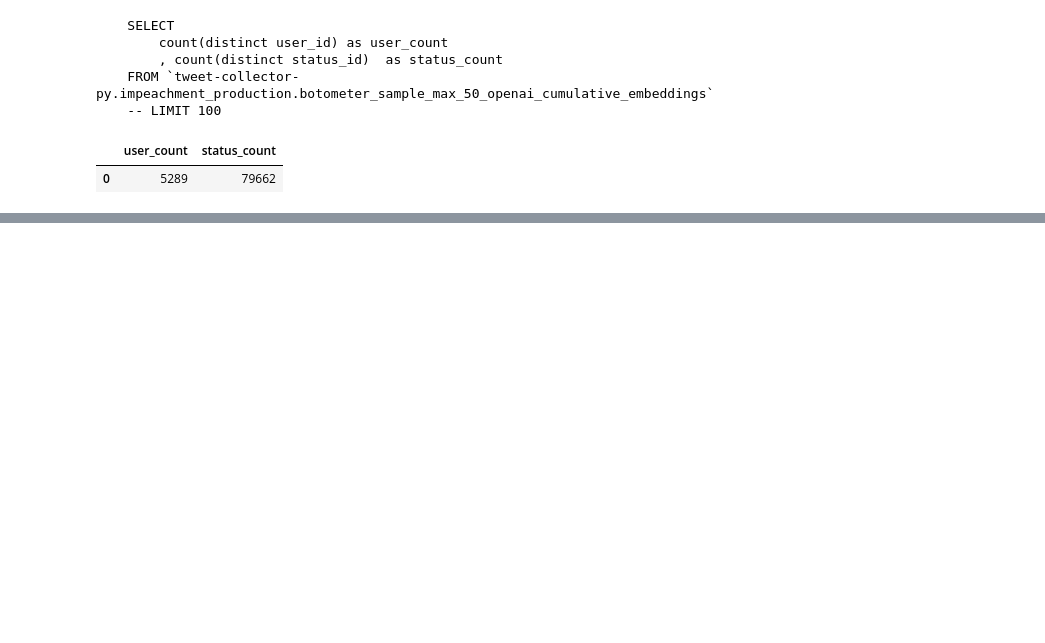
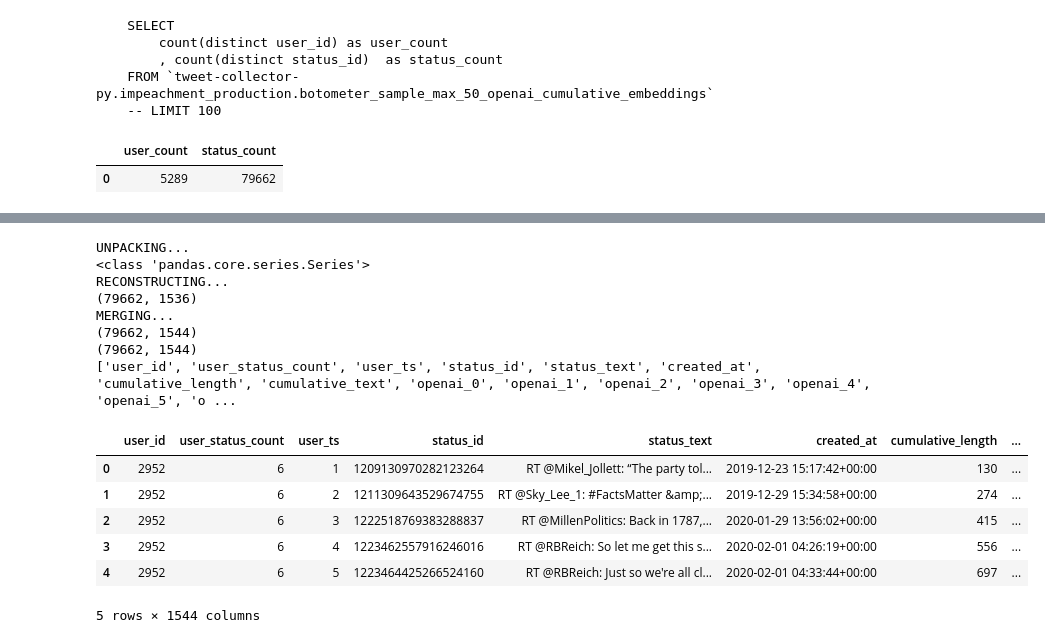
Before and after one commit to s2t2/openai-embeddings-2023, a Jupyter notebook: notebooks/openai_embeddings_v2/Embeddings_Drift_Fetching_Cumulative_Timeline_Embeddings_20240218.ipynb, the cells around one changed output, grey strips where cells are left out. Saved outputs shown, nothing was run; the diff lists cells and outputs as text; code cells hidden in the pictures; blank space fills up the shorter version.

```diff
--- a/notebooks/openai_embeddings_v2/Embeddings_Drift_Fetching_Cumulative_Timeline_Embeddings_20240218.ipynb
+++ b/notebooks/openai_embeddings_v2/Embeddings_Drift_Fetching_Cumulative_Timeline_Embeddings_20240218.ipynb
@@ -739,0 +771,59 @@ bq.query_to_df(sql)
+# %%
+import json
+from pandas import DataFrame
+
+
+def unpack(embeddings_str):
+    """Takes a string value containing an array of OpenAI embeddings,
+        and returns a list of floats.
+    """
+    if isinstance(embeddings_str, str):
+        return json.loads(embeddings_str)
+    else:
+        return embeddings_str
+
+
+def unpacked(df, col_prefix="openai"):
+    """Takes a dataframe witha single column of OpenAI embeddings,
+        and unpacks them into their own separate columns,
+        and returns a modified version of the original dataframe,
+        with the original embeddings column replaced by the new unpacked columns
+    """
+
+    print("UNPACKING...")
+    embeds = df["embeddings"].apply(unpack)
+    print(type(embeds))
+
+    print("RECONSTRUCTING...")
+    embeds = DataFrame(embeds.values.tolist())
+    embeds.columns = [f"{col_prefix}_{col}" for col in embeds.columns]
+    embeds.index = df.index
+    print(embeds.shape)
+    #embeds.head()
+
+    print("MERGING...")
+    df_unpacked = df.merge(embeds, left_index=True, right_index=True)
+    df_unpacked.drop(columns=["embeddings"], inplace=True)
+    print(df_unpacked.shape)
+    return df_unpacked
+# %%
+df_unpacked = unpacked(df_packed)
+print(df_unpacked.shape)
+print(df_unpacked.columns.tolist())
+df_unpacked.head()
+# %% [output]
+UNPACKING...
+<class 'pandas.core.series.Series'>
+RECONSTRUCTING...
+(79662, 1536)
+MERGING...
+(79662, 1544)
+(79662, 1544)
+['user_id', 'user_status_count', 'user_ts', 'status_id', 'status_text', 'created_at', 'cumulative_length', 'cumulative_text', 'openai_0', 'openai_1', 'openai_2', 'openai_3', 'openai_4', 'openai_5', 'o ...
+|  | user_id | user_status_count | user_ts | status_id | status_text | created_at | cumulative_length | ... |
+| 0 | 2952 | 6 | 1 | 1209130970282123264 | RT @Mikel_Jollett: “The party tol... | 2019-12-23 15:17:42+00:00 | 130 | ... |
+| 1 | 2952 | 6 | 2 | 1211309643529674755 | RT @Sky_Lee_1: #FactsMatter &amp;... | 2019-12-29 15:34:58+00:00 | 274 | ... |
+| 2 | 2952 | 6 | 3 | 1222518769383288837 | RT @MillenPolitics: Back in 1787,... | 2020-01-29 13:56:02+00:00 | 415 | ... |
+| 3 | 2952 | 6 | 4 | 1223462557916246016 | RT @RBReich: So let me get this s... | 2020-02-01 04:26:19+00:00 | 556 | ... |
+| 4 | 2952 | 6 | 5 | 1223464425266524160 | RT @RBReich: Just so we're all cl... | 2020-02-01 04:33:44+00:00 | 697 | ... |
+5 rows × 1544 columns
```
Also changed, not shown: parts of 3 cells of this notebook, 1 other file.
